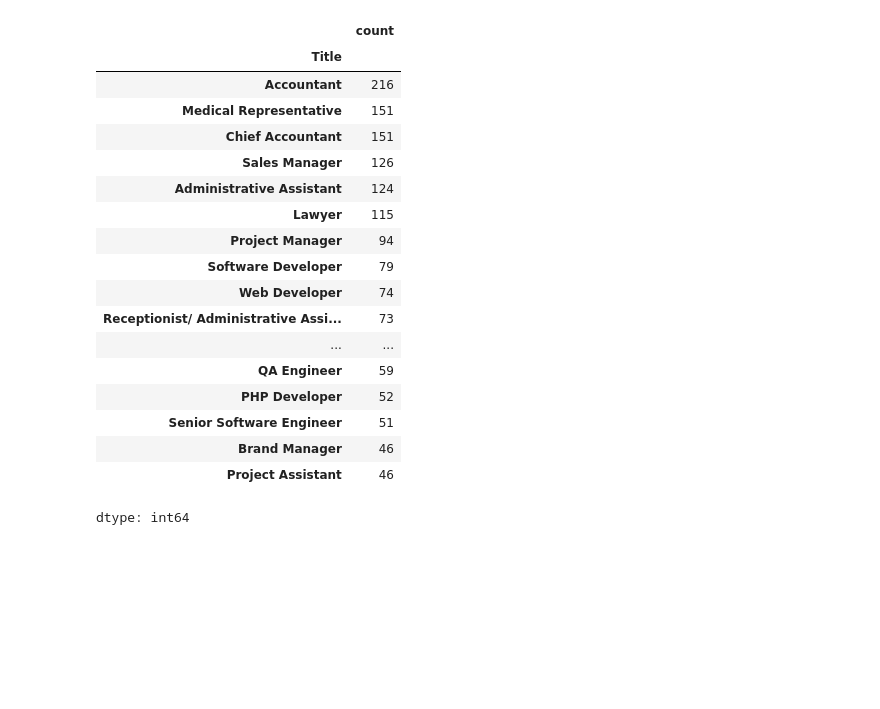
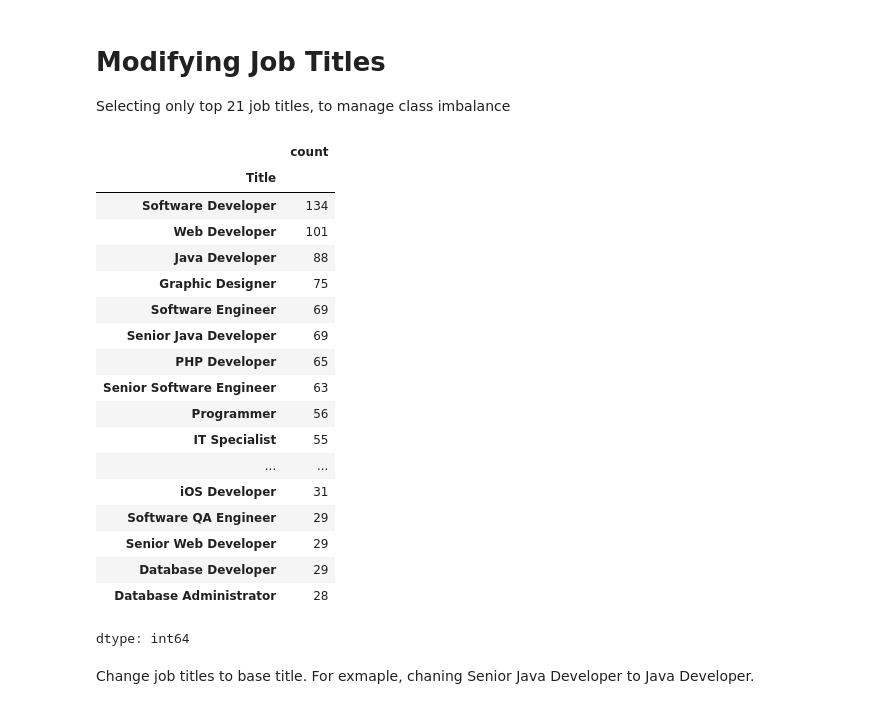
Before and after one commit to itschetna/JobFinder, a Jupyter notebook: Job Finder.ipynb, the cells around one changed output. Drawn from its saved outputs; the diff is of its cells as text; code cells hidden in the pictures; blank space fills up the shorter version.

```diff
--- a/Job Finder.ipynb
+++ b/Job Finder.ipynb
@@ -128,3 +0,0 @@ dtype: int64
-# %%
-df = data[["RequiredQual","JobDescription","JobRequirment","Title"]].dropna()
-df
@@ -144,0 +29,17 @@ df
+# %%
+import pandas as pd
+
+# Reading the CSV file
+data = pd.read_csv('/content/sample_data/data job posts.csv', encoding='utf-8')
+print(data.columns)
+
+# Selecting only IT Jobs (modify 'IT' to match your actual filter column name)
+if 'IT' in data.columns:
+    df = data[data['IT'] == True]  # Assuming 'IT' contains boolean values or specific job types
+
+# Selecting required columns
+cols = ['RequiredQual', 'Eligibility', 'Title', 'JobDescription', 'JobRequirment']
+df = df[cols]
+
+# Displaying the first few rows
+print(df.head(5))
@@ -145,29 +108,34 @@ df
+# %% [markdown]
+# Modifying Job Titles
+Selecting only top 21 job titles, to manage class imbalance
 # %%
-classes = df['Title'].value_counts()[:20]
+classes = df['Title'].value_counts()[:21]
 keys = classes.keys().to_list()
 
 df = df[df['Title'].isin(keys)]
 df['Title'].value_counts()
 # %% [output]
 |  | count |
 | Title |  |
-| Accountant | 216 |
-| Medical Representative | 151 |
-| Chief Accountant | 151 |
-| Sales Manager | 126 |
-| Administrative Assistant | 124 |
-| Lawyer | 115 |
-| Project Manager | 94 |
-| Software Developer | 79 |
-| Web Developer | 74 |
-| Receptionist/ Administrative Assi... | 73 |
+| Software Developer | 134 |
+| Web Developer | 101 |
+| Java Developer | 88 |
+| Graphic Designer | 75 |
+| Software Engineer | 69 |
+| Senior Java Developer | 69 |
+| PHP Developer | 65 |
+| Senior Software Engineer | 63 |
+| Programmer | 56 |
+| IT Specialist | 55 |
 | ... | ... |
-| QA Engineer | 59 |
-| PHP Developer | 52 |
-| Senior Software Engineer | 51 |
-| Brand Manager | 46 |
-| Project Assistant | 46 |
+| iOS Developer | 31 |
+| Software QA Engineer | 29 |
+| Senior Web Developer | 29 |
+| Database Developer | 29 |
+| Database Administrator | 28 |
 dtype: int64
+# %% [markdown]
+Change job titles to base title. For exmaple, chaning Senior Java Developer to Java Developer.
 # %%
 def chane_titles(x):
     x = x.strip()
```
Also changed, not shown: parts of 53 cells of this notebook.
